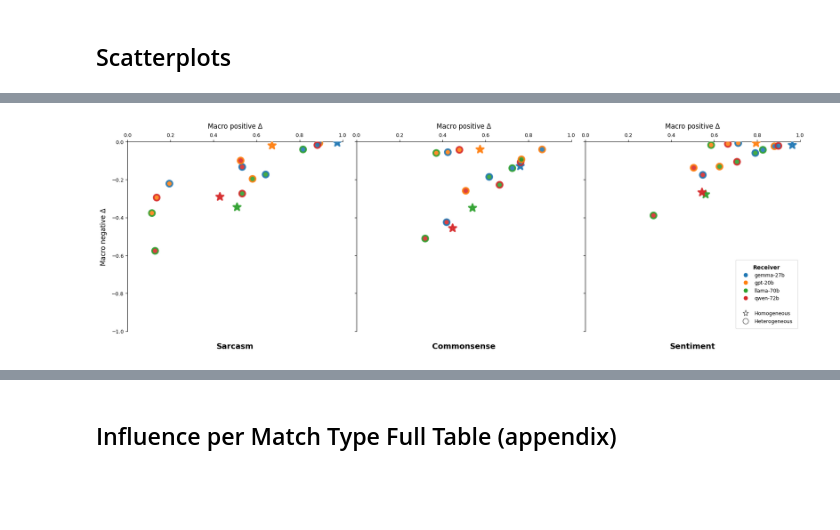
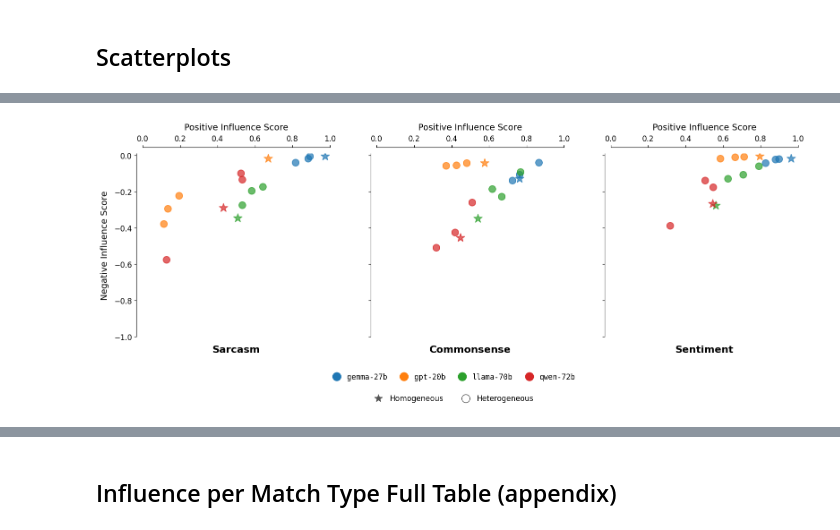
Before and after one commit to fridanl/thesis-mas, a Jupyter notebook: src/eda.ipynb, the cells around one changed output, grey strips where cells are left out. Cells and saved outputs as stored; diff of their text form; code cells hidden in the pictures; blank space fills up the shorter version.

```diff
--- a/src/eda.ipynb
+++ b/src/eda.ipynb
@@ -12,0 +46,11 @@ import matplotlib.gridspec as gridspec
+# %%
+for dataset in DATASETS.keys():
+    consistency = pd.read_csv(f'../evaluation/{dataset}/main/claims_label_consistency.csv', index_col=0)
+
+    total = consistency[['all_negative', 'all_positive', 'mixed']].sum(axis=1)
+    consistency['all_negative_rate'] = (consistency['all_negative'] / total) * 100
+    consistency['all_positive_rate'] = (consistency['all_positive'] / total) * 100
+    consistency['mixed_rate']        = (consistency['mixed'] / total) * 100
+
+    print(f'\n=== {dataset} ===')
+    print(consistency[['model', 'all_negative_rate', 'all_positive_rate', 'mixed_rate']].round(2))
@@ -38,9 +189,10 @@ def load_deltas_main(base_path: Path):
 
         dataset = dataset_dir / 'main'
 
-        print(dataset_dir.name.upper())
+        for file in dataset.glob('*.csv'):
+            if file.stem == 'claims_label_consistency':
+                continue
 
-        for file in dataset.glob('*.csv'):
             name = file.stem
 
             parts = name.split("_")
@@ -193,7 +265,7 @@ def to_latex_pivot(df: pd.DataFrame, value_col: str, caption: str, label: str) -
     \\resizebox{{\\textwidth}}{{!}}{{
     \\begin{{tabular}}{{{col_format}}}
     \\toprule
-    \\diagbox{{Sender}}{{Receiver}} & {col_headers} \\\\
+    \\diagbox{{Peer}}{{Receiver}} & {col_headers} \\\\
     \\midrule
         {body}
     \\bottomrule
@@ -621,22 +691,17 @@ large_deltas_dfs = {ds: DELTAS[ds]['disagreeing']['model'] for ds in DATASET_NAM
 # %%
-fig, axes = plt.subplots(1, 3, figsize=(18, 6))
+fig, axes = plt.subplots(1, 3, figsize=(16, 6))
 fig.patch.set_facecolor("#ffffff")
-
 
 all_models = sorted(set(LARGE_MODELS))
 
 palette = sns.color_palette("tab10", len(all_models))
 color_map = dict(zip(all_models, palette))
 
-# Marker: circle for cross-model pairs, star for same se
-# nder=receiver
 SAME_MARKER = "*"
 DIFF_MARKER = "o"
 for ax, dataset in zip(axes, DATASET_NAMES):
     df = large_deltas_dfs[dataset]
     df = df[(df['model_sender'].isin(LARGE_MODELS)) & (df['model_receiver'].isin(LARGE_MODELS))]
-
-    # ax.set_facecolor("#f9f9f9")
 
     for _, row in df.iterrows():
         sender   = row["model_sender"]
@@ -647,59 +712,73 @@ for ax, dataset in zip(axes, DATASET_NAMES):
 
         ax.scatter(
             x, y,
-            color=color_map[receiver],
+            color=color_map[receiver], #if same else "#ffffff",
             marker=SAME_MARKER if same else DIFF_MARKER,
             s=200 if same else 120,
-            edgecolors=color_map[sender],
-            linewidths=3,
+            edgecolors= color_map[receiver],
+            linewidths=1.3,
             zorder=3,
-            alpha=0.88,
+            alpha=0.7,
         )
 
     ax.set_xlim(0, 1)
-    ax.set_ylim(-1, 0)
-    ax.tick_params(labelsize=9)
+    ax.set_ylim(-1, 0.01)
+    ax.set_xticks([0.0, 0.2, 0.4, 0.6, 0.8, 1.0])
+    ax.set_yticks([-1,-0.8, -0.6, -0.4, -0.2, 0.0])
+
+    ax.tick_params(labelsize=12)
     ax.xaxis.set_label_position('top')
-    ax.set_xlabel("Macro positive Δ", fontsize=12, labelpad=8)
-    ax.set_title(dataset.capitalize(), fontweight='bold', fontsize=14, pad=10, y=-0.12)
-    sns.despine(ax=ax, bottom=True, right=True, top=False)
+    ax.set_xlabel("Positive Influence Score", fontsize=14, labelpad=8)
+    ax.set_title(dataset.capitalize(), fontweight='bold', fontsize=16, pad=10, y=-0.12)
+    sns.despine(ax=ax, bottom=True, right=True, top=False, offset=10)
 
     # Only show ylabel on leftmost plot
     if ax == axes[0]:
-        ax.set_ylabel("Macro negative Δ", fontsize=12, labelpad=8)
+        ax.set_ylabel("Negative Influence Score", fontsize=14, labelpad=8)
     else:
         ax.set_ylabel("")
         ax.tick_params(labelleft=False)
-
 
 legend_handles = []
 for m in sorted(color_map):
     legend_handles.append(
         Line2D([0], [0], marker=DIFF_MARKER, color='w',
-               markerfacecolor=color_map[m], markeredgecolor='white',
-               markeredgewidth=0.4, markersize=8, label=m)
+               markerfacecolor=color_map[m], markeredgecolor=color_map[m],
+               markeredgewidth=1.3, markersize=13, label=m)
     )
-legend_handles.append(Line2D([0], [0], linestyle='none', label = ''))
-legend_handles.append(
+system_handles = []
+system_handles.append(
     Line2D([0], [0], marker=SAME_MARKER, color='w',
-           markerfacecolor='#ffffff', markeredgecolor='#555555',
-           markeredgewidth=1, markersize=11, label='Homogeneous')
+           markerfacecolor='#555555', markeredgecolor='#555555',
+           markeredgewidth=1, markersize=13, label='Homogeneous')
 )
-legend_handles.append(
+system_handles.append(
     Line2D([0], [0], marker=DIFF_MARKER, color='w',
            markerfacecolor='#ffffff', markeredgecolor='#555555',
-           markeredgewidth=1, markersize=10, label='Heterogeneous')
+           markeredgewidth=1, markersize=13, label='Heterogeneous')
 )
 
-leg = axes[-1].legend(
+fig.legend(
     handles=legend_handles,
-    title='Receiver', title_fontsize=10,
-    fontsize=9, loc='lower right',
-    framealpha=1, edgecolor='#dddddd',
-    borderpad=1, labelspacing=0.5,
+    loc='lower center',
+    bbox_to_anchor=(0.5, -0.01),
+    ncol=4,
+    frameon=False,
+    columnspacing=1.2,
+    handletextpad=0.4,
+    prop={'family': 'monospace', 'size': 12},
 )
-leg.get_title().set_fontweight('bold')
-
+fig.legend(
+    handles=system_handles,
+    loc='lower center',
+    bbox_to_anchor=(0.5, -0.09),
+    ncols = 2,
+    frameon=False,
+    fontsize=12,
+    handletextpad=0.5,
+)
 plt.tight_layout()
+plt.subplots_adjust(bottom=0.18, wspace=0.25)
+plt.savefig('../plots/homo-vs-hetero.png', dpi=300, bbox_inches="tight")
 # %% [output]
-[figure, old version]
+[figure, new version]
```
Also changed, not shown: parts of 57 cells of this notebook, 29 other files.
